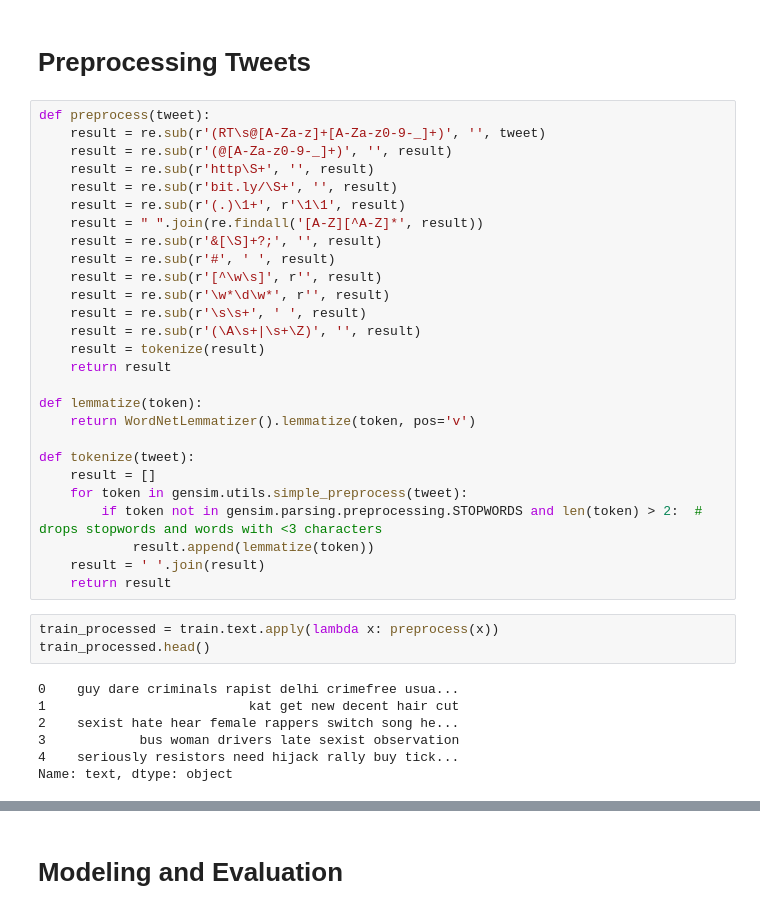
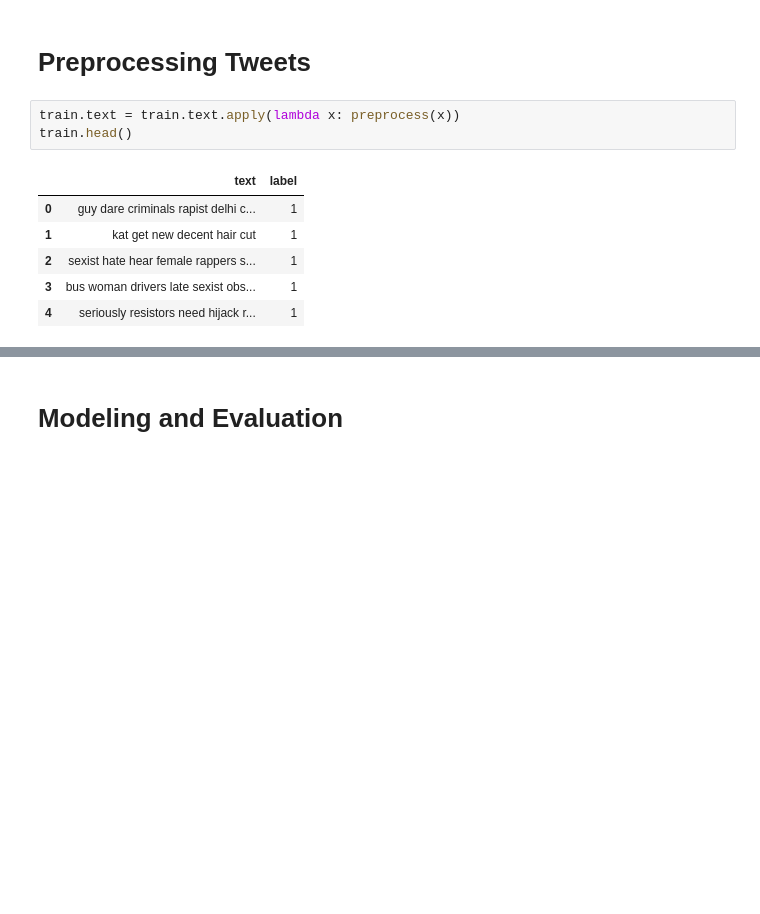
Before and after one commit to datascisteven/Medium-Blogs, a Jupyter notebook: Hate-Tweet-Detector/Hate_Tweet_Detector.ipynb, the cells around one changed output, grey strips where cells are left out. Drawn from its saved outputs; the diff is of its cells as text; blank space fills up the shorter version.

Commit message:
update hate tweet detector

```diff
--- a/Hate-Tweet-Detector/Hate_Tweet_Detector.ipynb
+++ b/Hate-Tweet-Detector/Hate_Tweet_Detector.ipynb
@@ -240,39 +216,12 @@ train.head()
 # %% [markdown]
 # Preprocessing Tweets
-# %%
-def preprocess(tweet):
-    result = re.sub(r'(RT\s@[A-Za-z]+[A-Za-z0-9-_]+)', '', tweet)
-    result = re.sub(r'(@[A-Za-z0-9-_]+)', '', result)
-    result = re.sub(r'http\S+', '', result)
-    result = re.sub(r'bit.ly/\S+', '', result)
-    result = re.sub(r'(.)\1+', r'\1\1', result)
-    result = " ".join(re.findall('[A-Z][^A-Z]*', result))
-    result = re.sub(r'&[\S]+?;', '', result)
-    result = re.sub(r'#', ' ', result)
-    result = re.sub(r'[^\w\s]', r'', result)
-    result = re.sub(r'\w*\d\w*', r'', result)
-    result = re.sub(r'\s\s+', ' ', result)
-    result = re.sub(r'(\A\s+|\s+\Z)', '', result)
-    result = tokenize(result)
-    return result
-
-def lemmatize(token):
-    return WordNetLemmatizer().lemmatize(token, pos='v')
-
-def tokenize(tweet):
-    result = []
-    for token in gensim.utils.simple_preprocess(tweet):
-        if token not in gensim.parsing.preprocessing.STOPWORDS and len(token) > 2:  # drops stopwords and words with <3 characters
-            result.append(lemmatize(token))
-    result = ' '.join(result)
-    return result
 # %%
-train_processed = train.text.apply(lambda x: preprocess(x))
-train_processed.head()
+train.text = train.text.apply(lambda x: preprocess(x))
+train.head()
 # %% [output]
-0    guy dare criminals rapist delhi crimefree usua...
-1                          kat get new decent hair cut
-2    sexist hate hear female rappers switch song he...
-3            bus woman drivers late sexist observation
-4    seriously resistors need hijack rally buy tick...
-Name: text, dtype: object
+|  | text | label |
+| 0 | guy dare criminals rapist delhi c... | 1 |
+| 1 | kat get new decent hair cut | 1 |
+| 2 | sexist hate hear female rappers s... | 1 |
+| 3 | bus woman drivers late sexist obs... | 1 |
+| 4 | seriously resistors need hijack r... | 1 |
```
Also changed, not shown: parts of 10 cells of this notebook, 4 other files.
